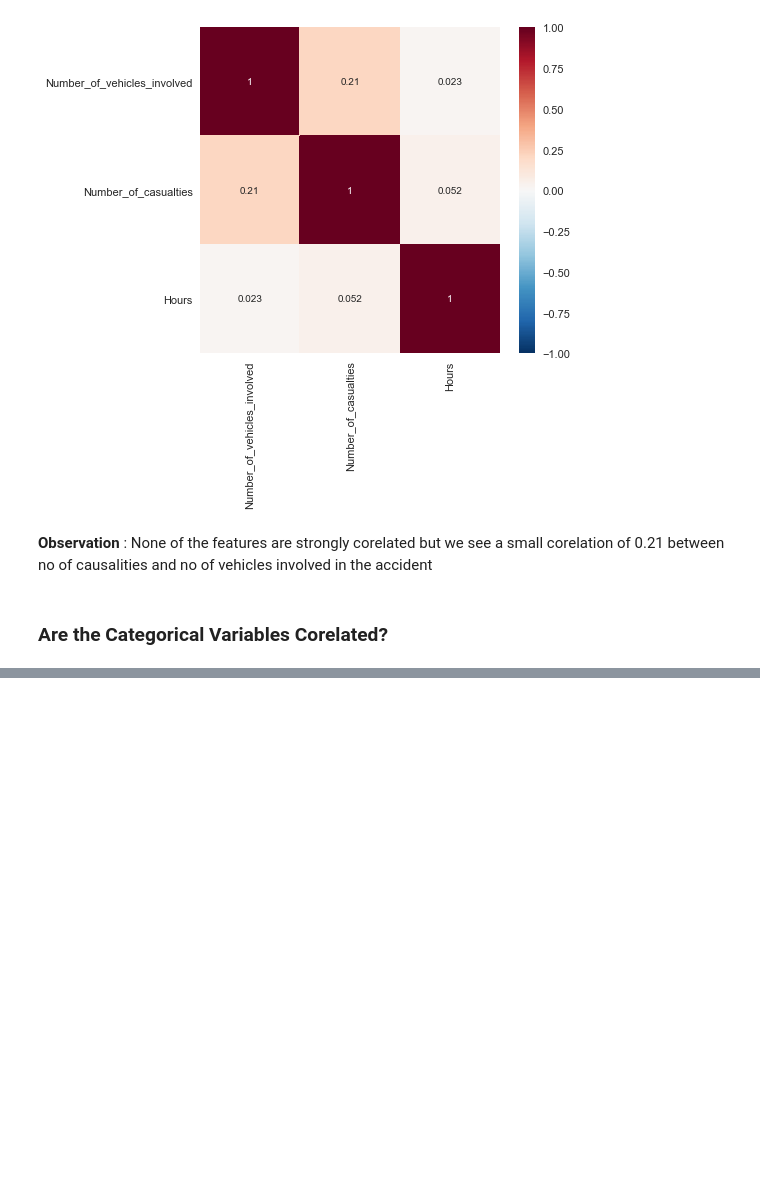
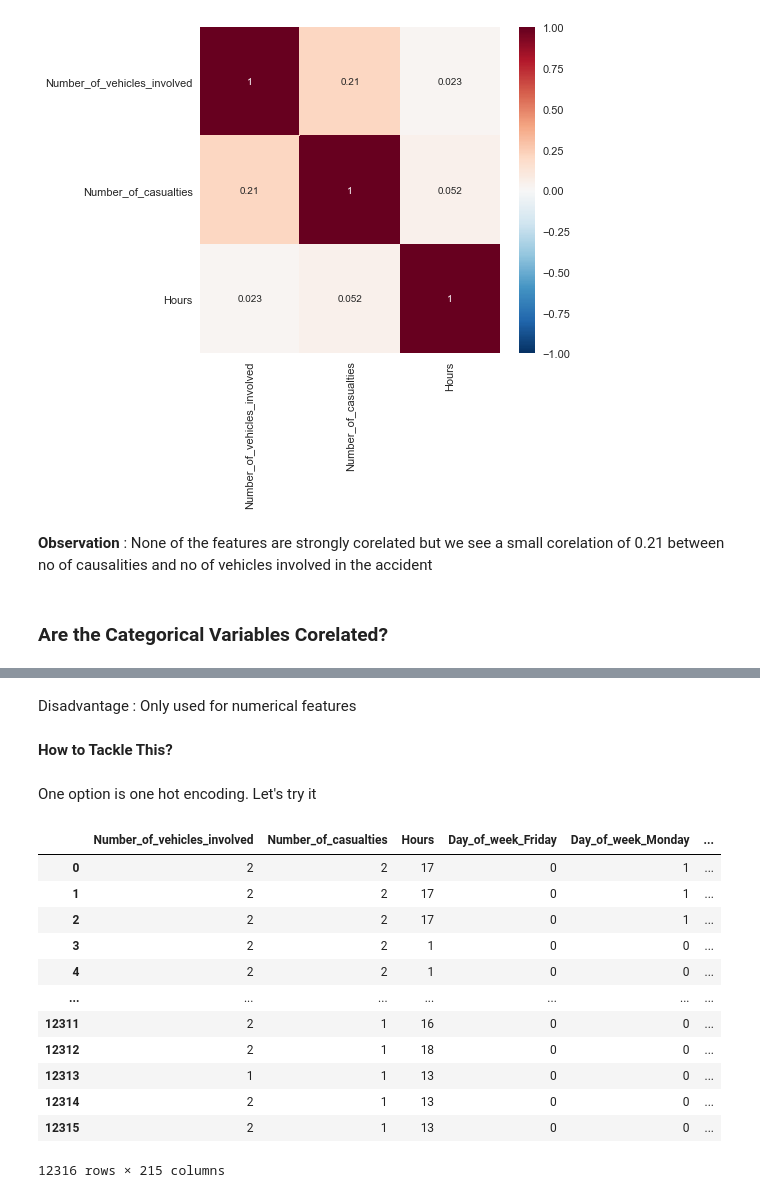
Before and after one commit to vedanthv/Road-Traffic-Accident-Severity-Classification, a Jupyter notebook: RoadTrafficSeverityProject.ipynb, the cells around one changed output, grey strips where cells are left out. Cells and saved outputs as stored; diff of their text form; code cells hidden in the pictures; blank space fills up the shorter version.

```diff
--- a/RoadTrafficSeverityProject.ipynb
+++ b/RoadTrafficSeverityProject.ipynb
@@ -610,0 +615,6 @@ plt.show()
+# %% [markdown]
+Disadvantage : Only used for numerical features
+# %% [markdown]
+**How to Tackle This?**
+# %% [markdown]
+One option is one hot encoding. Let's try it
@@ -610,0 +623,16 @@ plt.show()
+# %%
+data_encoded
+# %% [output]
+|  | Number_of_vehicles_involved | Number_of_casualties | Hours | Day_of_week_Friday | Day_of_week_Monday | ... |
+| 0 | 2 | 2 | 17 | 0 | 1 | ... |
+| 1 | 2 | 2 | 17 | 0 | 1 | ... |
+| 2 | 2 | 2 | 17 | 0 | 1 | ... |
+| 3 | 2 | 2 | 1 | 0 | 0 | ... |
+| 4 | 2 | 2 | 1 | 0 | 0 | ... |
+| ... | ... | ... | ... | ... | ... | ... |
+| 12311 | 2 | 1 | 16 | 0 | 0 | ... |
+| 12312 | 2 | 1 | 18 | 0 | 0 | ... |
+| 12313 | 1 | 1 | 13 | 0 | 0 | ... |
+| 12314 | 2 | 1 | 13 | 0 | 0 | ... |
+| 12315 | 2 | 1 | 13 | 0 | 0 | ... |
+12316 rows × 215 columns
```
Also changed, not shown: parts of 17 cells of this notebook.
